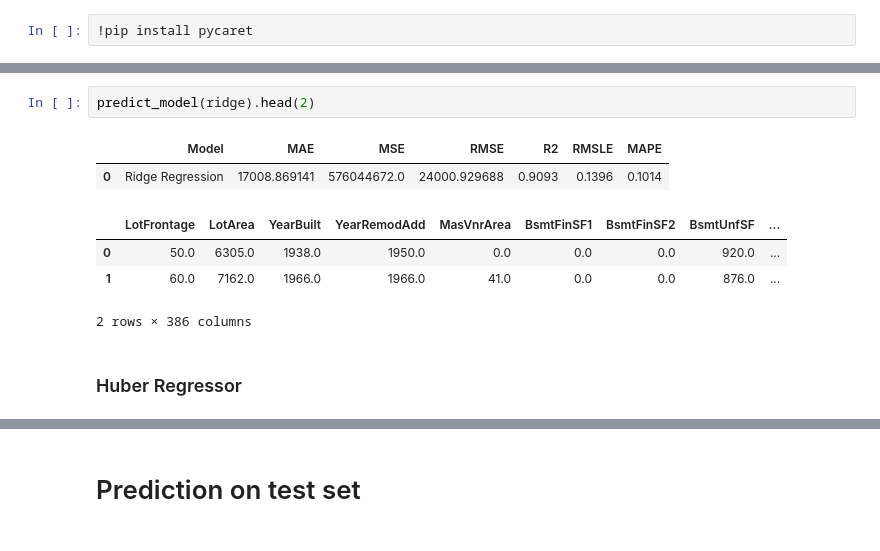
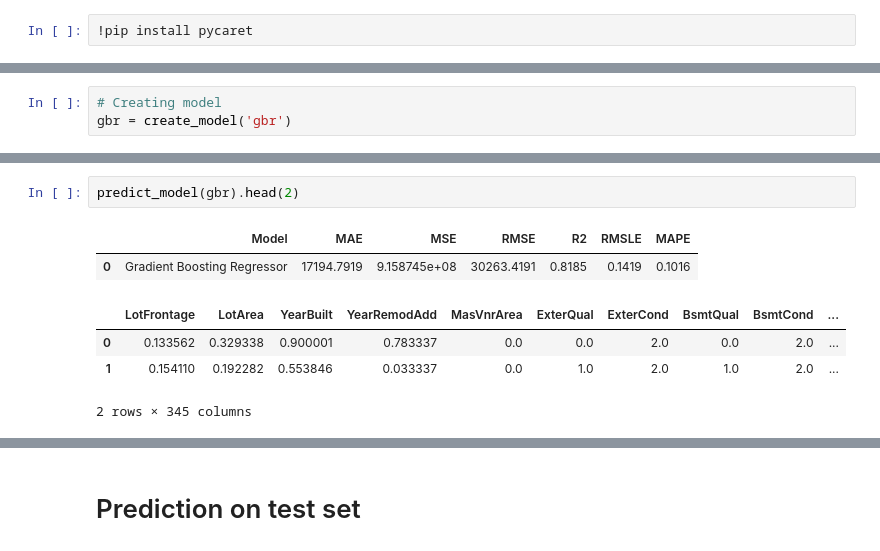
Before and after one commit to albinjohn366/Pycaret, a Jupyter notebook: DSML_Assignment.ipynb, the cells around one changed output, grey strips where cells are left out. Saved outputs shown, nothing was run; the diff lists cells and outputs as text.

```diff
--- a/DSML_Assignment.ipynb
+++ b/DSML_Assignment.ipynb
@@ -346,0 +395,3 @@ plot_model(ridge, plot='feature')
+# %%
+# Creating model
+gbr = create_model('gbr')
@@ -347,11 +412,9 @@ plot_model(ridge, plot='feature')
 # %%
-predict_model(ridge).head(2)
+predict_model(gbr).head(2)
 # %% [output]
 |  | Model | MAE | MSE | RMSE | R2 | RMSLE | MAPE |
-| 0 | Ridge Regression | 17008.869141 | 576044672.0 | 24000.929688 | 0.9093 | 0.1396 | 0.1014 |
+| 0 | Gradient Boosting Regressor | 17194.7919 | 9.158745e+08 | 30263.4191 | 0.8185 | 0.1419 | 0.1016 |
-|  | LotFrontage | LotArea | YearBuilt | YearRemodAdd | MasVnrArea | BsmtFinSF1 | BsmtFinSF2 | BsmtUnfSF | ... |
-| 0 | 50.0 | 6305.0 | 1938.0 | 1950.0 | 0.0 | 0.0 | 0.0 | 920.0 | ... |
-| 1 | 60.0 | 7162.0 | 1966.0 | 1966.0 | 41.0 | 0.0 | 0.0 | 876.0 | ... |
+|  | LotFrontage | LotArea | YearBuilt | YearRemodAdd | MasVnrArea | ExterQual | ExterCond | BsmtQual | BsmtCond | ... |
+| 0 | 0.133562 | 0.329338 | 0.900001 | 0.783337 | 0.0 | 0.0 | 2.0 | 0.0 | 2.0 | ... |
+| 1 | 0.154110 | 0.192282 | 0.553846 | 0.033337 | 0.0 | 1.0 | 2.0 | 1.0 | 2.0 | ... |
-2 rows × 386 columns
+2 rows × 345 columns
-# %% [markdown]
-### Huber Regressor
```
Also changed, not shown: parts of 55 cells of this notebook.
